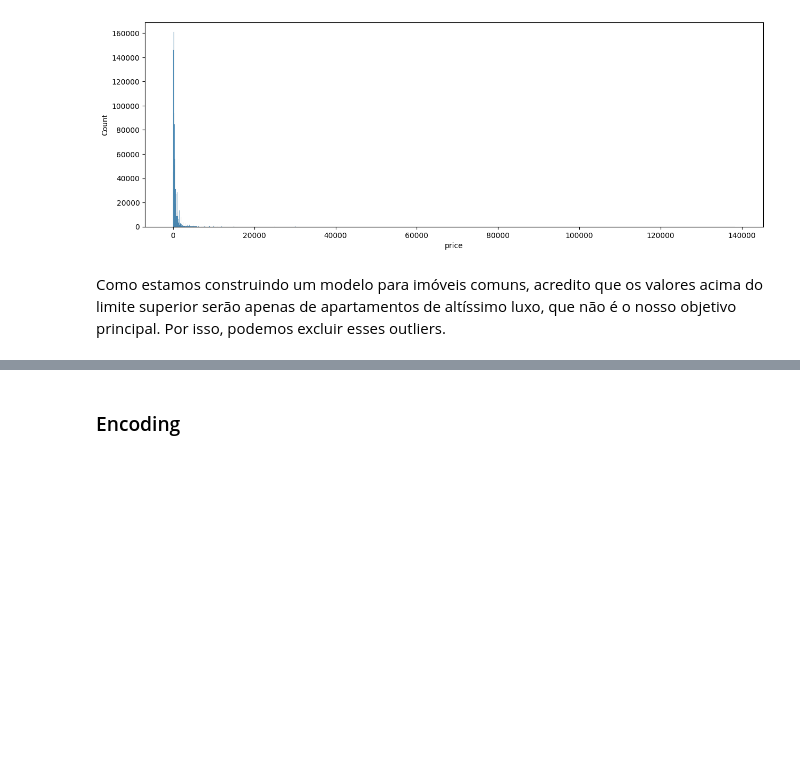
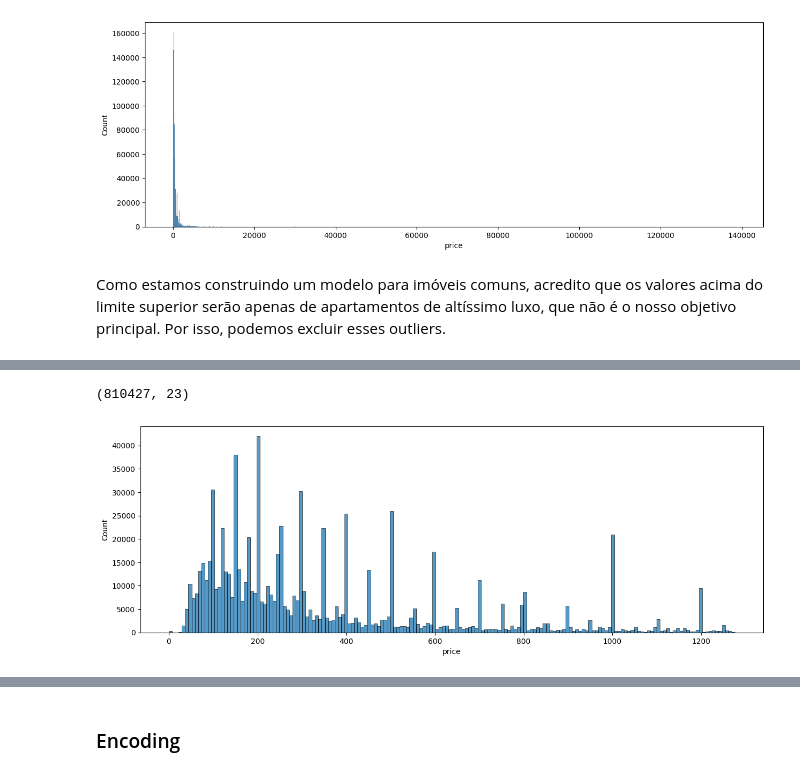
Before and after one commit to dePinhoPaulo/Python-Impressionador, a Jupyter notebook: 05. Impressionador/39. Projeto 3 - Ciência de Dados - Aplicação de Mercado de Trabalho/Projeto de Ciência de Dados e Recomendações - Solução Airbnb Rio.ipynb, the cells around one changed output, grey strips where cells are left out. Cells and saved outputs as stored; diff of their text form; code cells hidden in the pictures; blank space fills up the shorter version.

```diff
--- a/05. Impressionador/39. Projeto 3 - Ciência de Dados - Aplicação de Mercado de Trabalho/Projeto de Ciência de Dados e Recomendações - Solução Airbnb Rio.ipynb
+++ b/05. Impressionador/39. Projeto 3 - Ciência de Dados - Aplicação de Mercado de Trabalho/Projeto de Ciência de Dados e Recomendações - Solução Airbnb Rio.ipynb
@@ -307,4 +307,9 @@ def limites(coluna):
     amplitude = q3 - q1
     return q1 - 1.5 * amplitude, q3 + 1.5 * amplitude # Retorna limite inferior e superior
 
-print(limites(base_airbnb['price']))
+def excluir_outliers(df, nome_coluna):
+    qtd_linhas = df.shape[0]
+    lim_inferior, lim_superior = limites(df[nome_coluna])
+    df = df.loc[(df[nome_coluna] >= lim_inferior) & (df[nome_coluna] <= lim_superior), :]
+    linhas_romevidas = qtd_linhas - df.shape[0]
+    return df, linhas_romevidas
@@ -338,0 +343,5 @@ print(base_airbnb.shape)
+# %%
+base_airbnb, linhas_removidas = excluir_outliers(base_airbnb, 'price')
+
+print('{} linhas remividas'.format(linhas_removidas))
+display(base_airbnb)
@@ -338,0 +363,6 @@ print(base_airbnb.shape)
+# %%
+histograma(base_airbnb['price'])
+print(base_airbnb.shape)
+# %% [output]
+(810427, 23)
+[figure, added]
```
Also changed, not shown: parts of 13 cells of this notebook, 1 other file.
